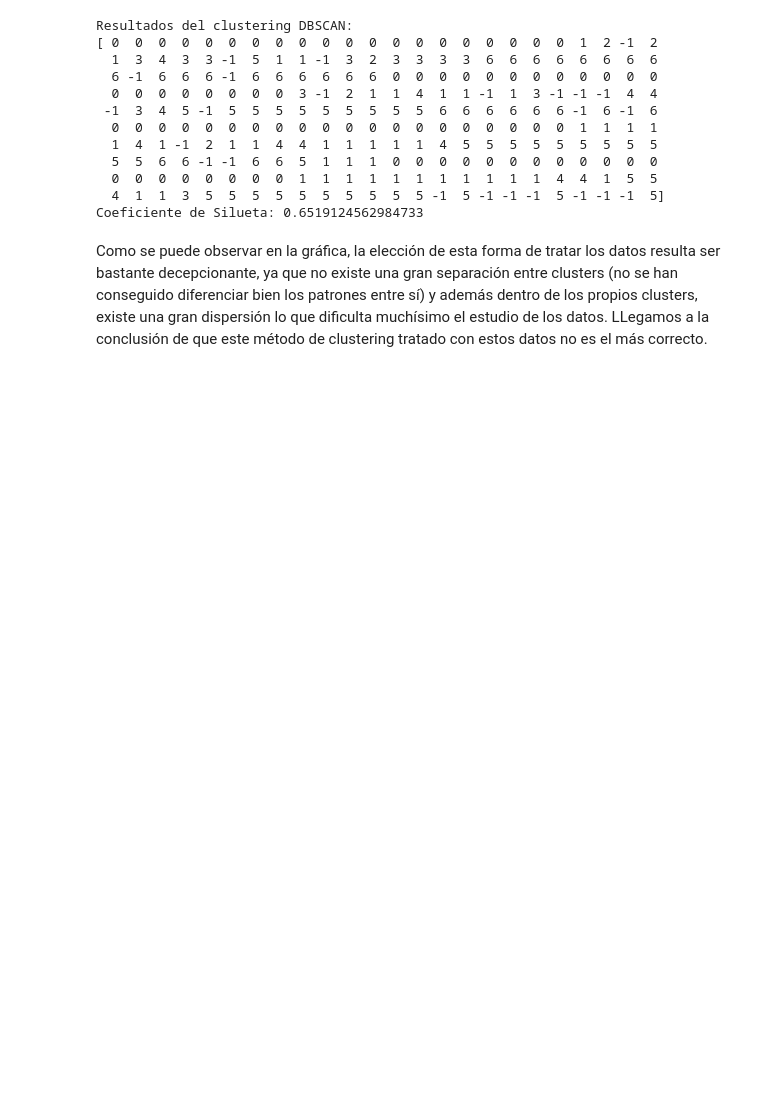
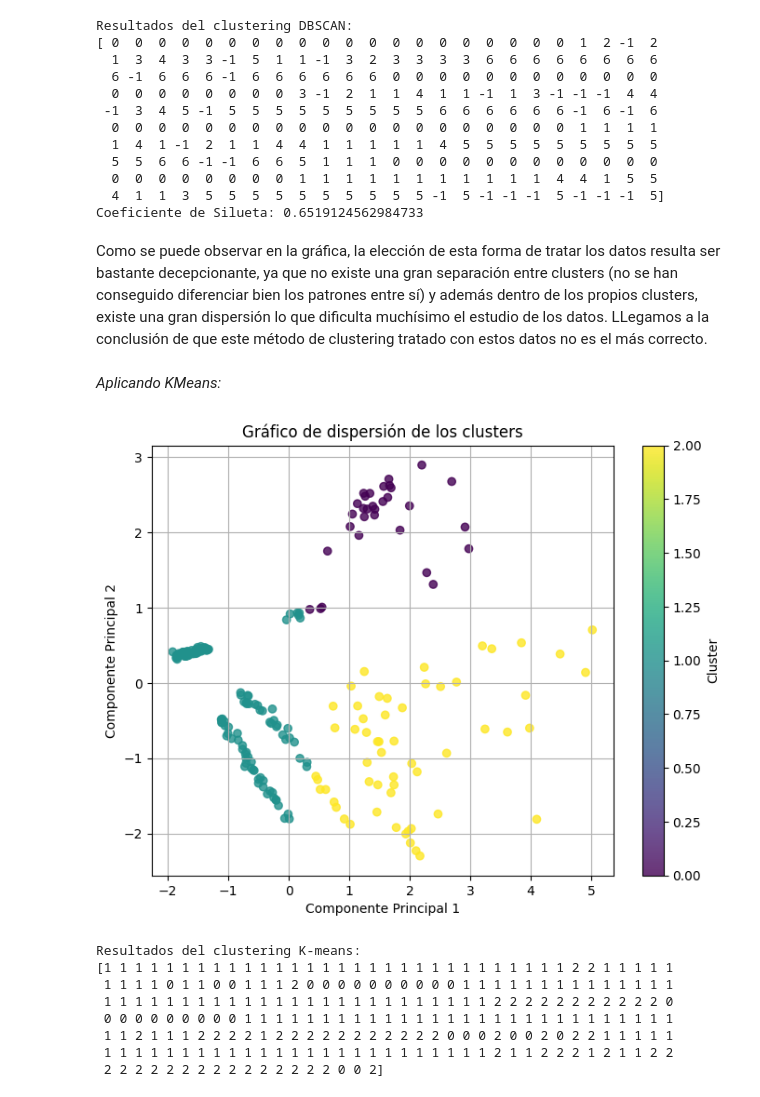
Before and after one commit to MigueLucena/Determinaci-n-Tipos-de-Estrellas, a Jupyter notebook: Practica2NT1.ipynb, the cells around one changed output. Saved outputs shown, nothing was run; the diff lists cells and outputs as text; code cells hidden in the pictures; blank space fills up the shorter version.

```diff
--- a/Practica2NT1.ipynb
+++ b/Practica2NT1.ipynb
@@ -586,3 +586,36 @@ Resultados del clustering DBSCAN:
 Coeficiente de Silueta: 0.6519124562984733
 # %% [markdown]
 Como se puede observar en la gráfica, la elección de esta forma de tratar los datos resulta ser bastante decepcionante, ya que no existe una gran separación entre clusters (no se han conseguido diferenciar bien los patrones entre sí) y además dentro de los propios clusters, existe una gran dispersión lo que dificulta muchísimo el estudio de los datos. LLegamos a la conclusión de que este método de clustering tratado con estos datos no es el más correcto.
+# %% [markdown]
+*Aplicando KMeans:*
+# %%
+pca = PCA(n_components=2)
+data_reduced = pca.fit_transform(data_onehot_pca)
+
+# Clustering con k-means
+kmeans = KMeans(n_clusters=3, random_state=42)
+labels = kmeans.fit_predict(data_onehot_pca)
+
+# Gráfico de dispersión
+plt.figure(figsize=(8, 6))
+plt.scatter(data_reduced[:, 0], data_reduced[:, 1], c=labels, cmap='viridis', alpha=0.8)
+plt.title('Gráfico de dispersión de los clusters')
+plt.xlabel('Componente Principal 1')
+plt.ylabel('Componente Principal 2')
+plt.colorbar(label='Cluster')
+plt.grid(True)
+plt.show()
+
+# Imprimir los resultados del clustering
+print("Resultados del clustering K-means:")
+print(labels)
+# %% [output]
+[figure, added]
+Resultados del clustering K-means:
+[1 1 1 1 1 1 1 1 1 1 1 1 1 1 1 1 1 1 1 1 1 1 1 1 1 1 1 1 1 1 2 2 1 1 1 1 1
+ 1 1 1 1 0 1 1 0 0 1 1 1 2 0 0 0 0 0 0 0 0 0 0 1 1 1 1 1 1 1 1 1 1 1 1 1 1
+ 1 1 1 1 1 1 1 1 1 1 1 1 1 1 1 1 1 1 1 1 1 1 1 1 1 2 2 2 2 2 2 2 2 2 2 2 0
+ 0 0 0 0 0 0 0 0 0 1 1 1 1 1 1 1 1 1 1 1 1 1 1 1 1 1 1 1 1 1 1 1 1 1 1 1 1
+ 1 1 2 1 1 1 2 2 2 2 1 2 2 2 2 2 2 2 2 2 2 2 0 0 0 2 0 0 2 0 2 2 1 1 1 1 1
+ 1 1 1 1 1 1 1 1 1 1 1 1 1 1 1 1 1 1 1 1 1 1 1 1 1 2 1 1 2 2 2 1 2 1 1 2 2
+ 2 2 2 2 2 2 2 2 2 2 2 2 2 2 2 0 0 2]
```
Also changed, not shown: parts of 10 cells of this notebook.
